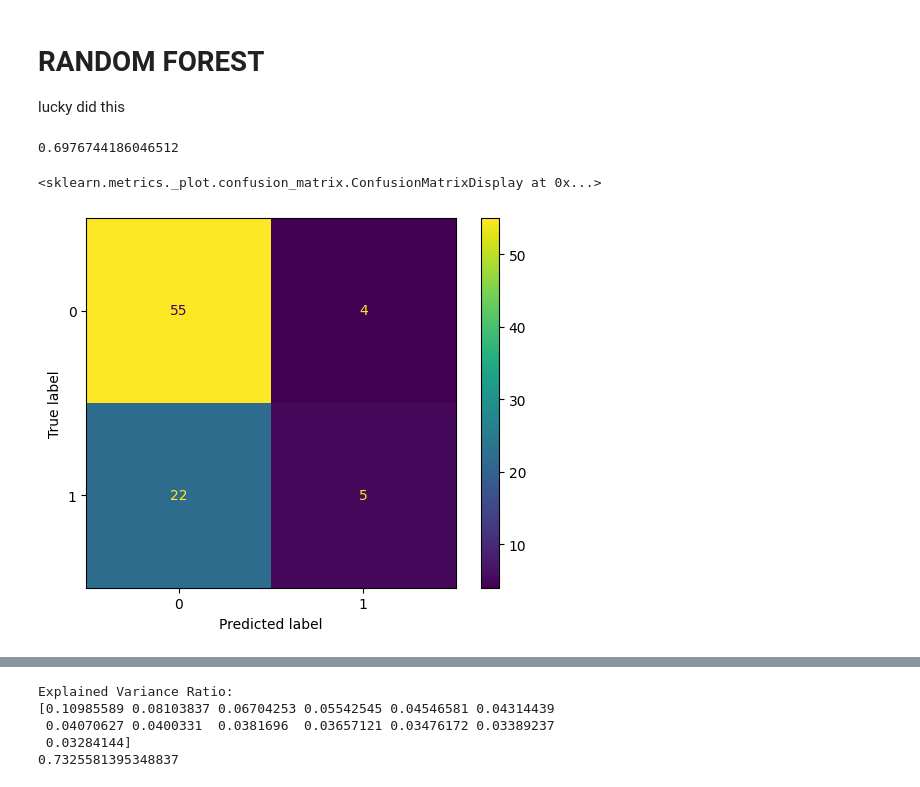
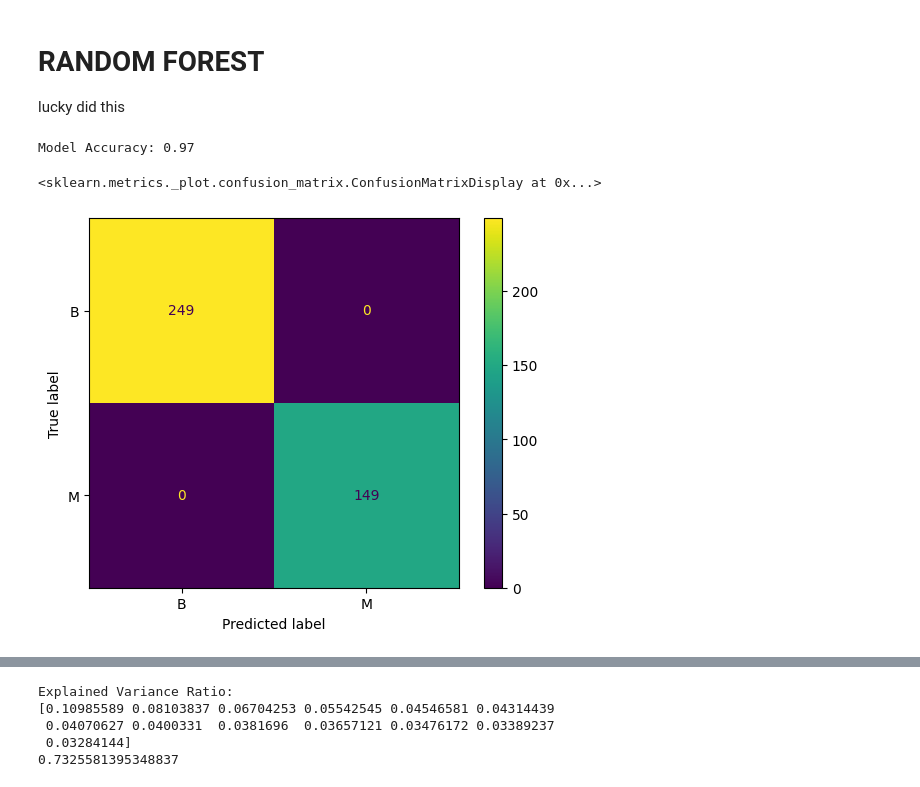
Before and after one commit to Acheedella1/Final-Project, a Jupyter notebook: Preprocessing/models.ipynb, the cells around one changed output, grey strips where cells are left out. Cells and saved outputs as stored; diff of their text form; code cells hidden in the pictures.

```diff
--- a/Preprocessing/models.ipynb
+++ b/Preprocessing/models.ipynb
@@ -95,20 +81,37 @@ You can drop duplicate edges by setting the 'duplicates' kwarg
 # %% [markdown]
 # RANDOM FOREST
 lucky did this
-# %%
-from sklearn.ensemble import RandomForestClassifier
-rf = RandomForestClassifier(n_estimators=100, random_state=42)
-rf = rf.fit(X_train, y_train)
-rf.score(X_test, y_test)
-# %% [output]
-0.6976744186046512
+# %%
+from sklearn.ensemble import RandomForestClassifier
+
+from sklearn.ensemble import RandomForestClassifier
+from sklearn.model_selection import train_test_split
+from sklearn.ensemble import RandomForestClassifier
+from sklearn.model_selection import train_test_split
+
+if 'cancer_risk' in X_train.columns:
+    X_train_filtered = X_train.drop(['cancer_risk'], axis=1)
+else:
+    X_train_filtered = X_train
+
+if 'cancer_risk' in X_test.columns:
+    X_test_filtered = X_test.drop(['cancer_risk'], axis=1)
+else:
+    X_test_filtered = X_test
+
+rf = RandomForestClassifier(n_estimators=100, random_state=42)
+rf.fit(X_train_filtered, y_train)
+accuracy = rf.score(X_test_filtered, y_test)
+print(f"Model Accuracy: {accuracy:.2f}")
+# %% [output]
+Model Accuracy: 0.97
 # %%
 import pandas as pd
 from sklearn import tree
 from sklearn.metrics import ConfusionMatrixDisplay
-ConfusionMatrixDisplay.from_estimator(rf, X_test, y_test)
+ConfusionMatrixDisplay.from_estimator(rf, X_train_filtered, y_train)
 # %% [output]
 <sklearn.metrics._plot.confusion_matrix.ConfusionMatrixDisplay at 0x...>
-[figure, old version]
+[figure, new version]
 # %%
 #recall
```
Also changed, not shown: parts of 7 cells of this notebook, 2 other files.
